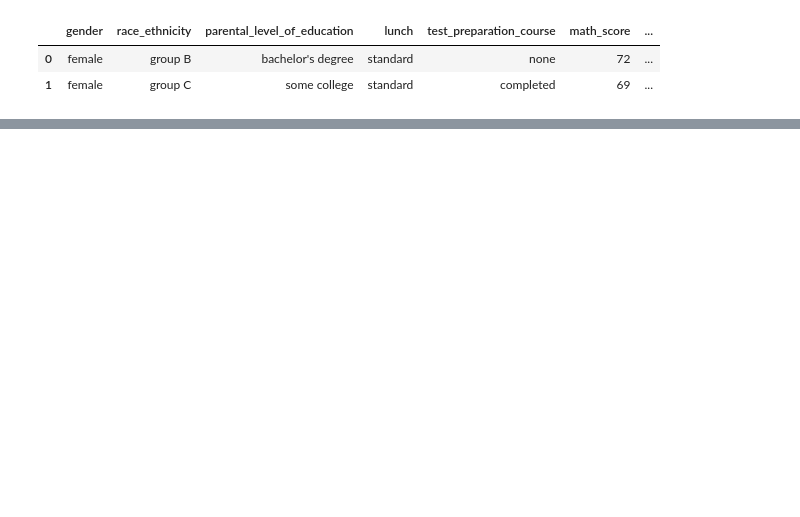
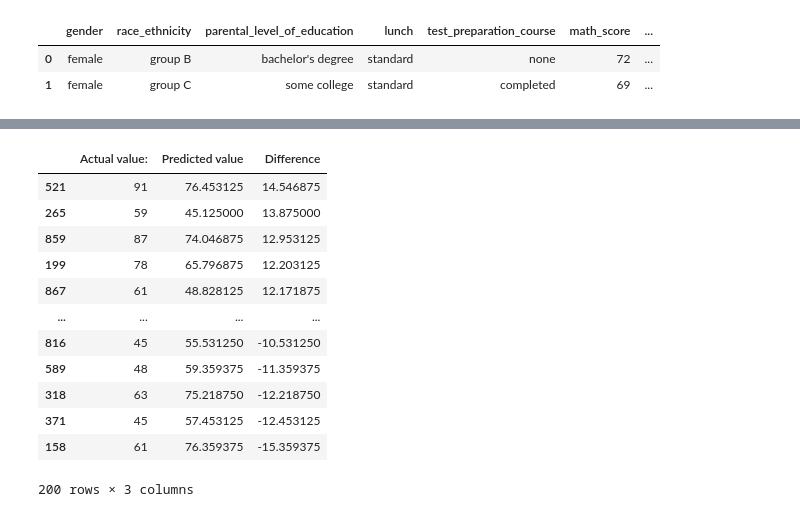
Before and after one commit to aoorogun/end-to-endML-Flask-app, a Jupyter notebook: src/notebook/Model training.ipynb, the cells around one changed output, grey strips where cells are left out. Saved outputs shown, nothing was run; the diff lists cells and outputs as text; code cells hidden in the pictures; blank space fills up the shorter version.

```diff
--- a/src/notebook/Model training.ipynb
+++ b/src/notebook/Model training.ipynb
@@ -31,0 +148,21 @@ from sklearn.compose import ColumnTransformer
+# %%
+pred_df = pd.DataFrame(
+    {'Actual value: ':y_test,
+     'Predicted value':y_pred,
+     'Difference':y_test-y_pred})
+
+pred_df.sort_values(by="Difference", ascending=False)
+# %% [output]
+|  | Actual value: | Predicted value | Difference |
+| 521 | 91 | 76.453125 | 14.546875 |
+| 265 | 59 | 45.125000 | 13.875000 |
+| 859 | 87 | 74.046875 | 12.953125 |
+| 199 | 78 | 65.796875 | 12.203125 |
+| 867 | 61 | 48.828125 | 12.171875 |
+| ... | ... | ... | ... |
+| 816 | 45 | 55.531250 | -10.531250 |
+| 589 | 48 | 59.359375 | -11.359375 |
+| 318 | 63 | 75.218750 | -12.218750 |
+| 371 | 45 | 57.453125 | -12.453125 |
+| 158 | 61 | 76.359375 | -15.359375 |
+200 rows × 3 columns
```
Also changed, not shown: parts of 10 cells of this notebook, 8 other files.
